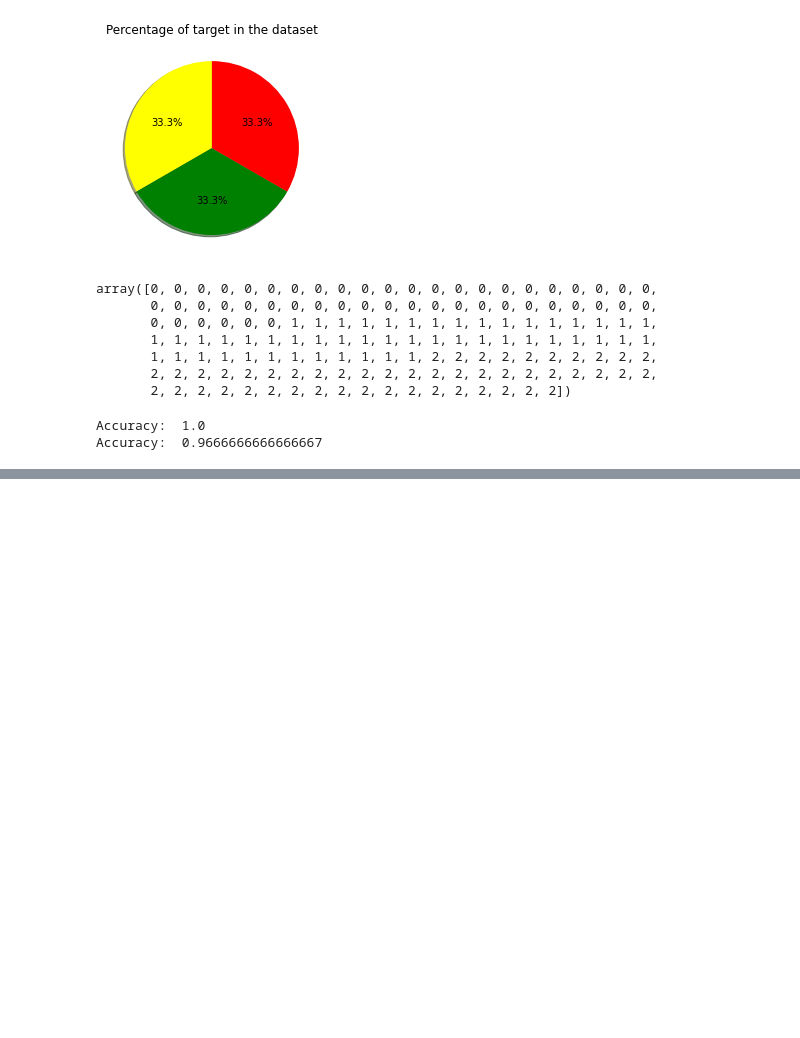
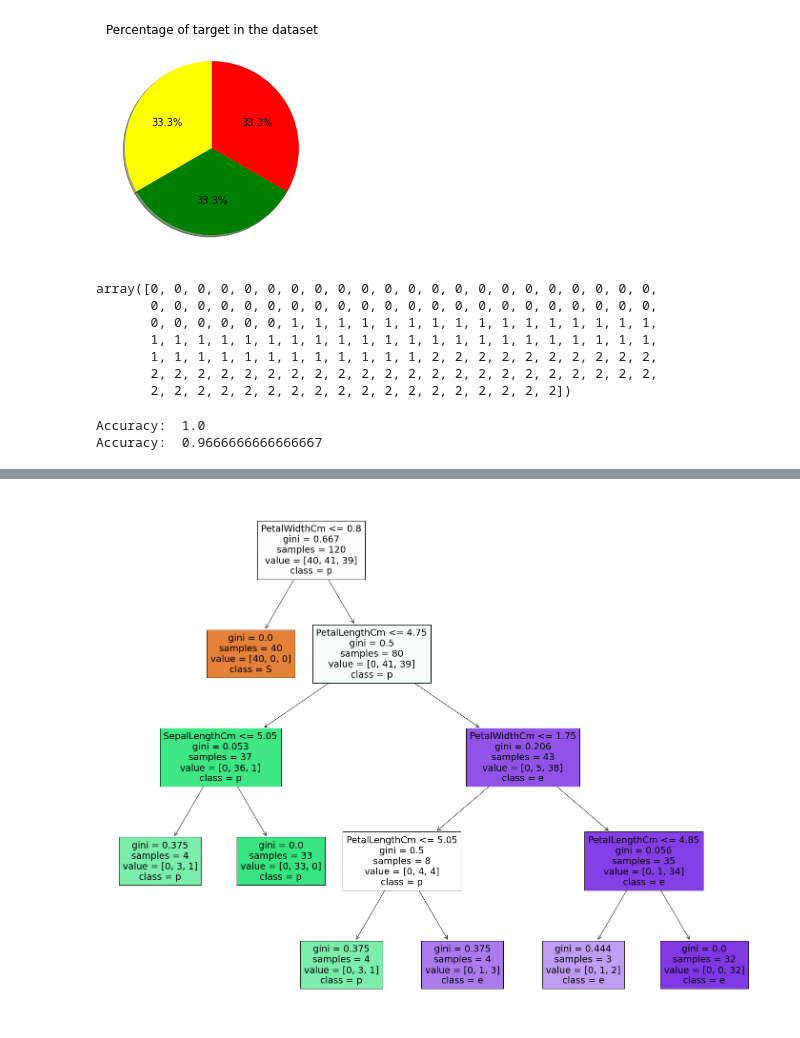
Before and after one commit to MAboElFottouh/The-Sparks-Foundation, a Jupyter notebook: task6_decision_tree.ipynb, the cells around one changed output, grey strips where cells are left out. Cells and saved outputs as stored; diff of their text form; code cells hidden in the pictures; blank space fills up the shorter version.

```diff
--- a/task6_decision_tree.ipynb
+++ b/task6_decision_tree.ipynb
@@ -111,0 +135,10 @@ Accuracy:  0.9666666666666667
+# %%
+x=data.columns
+# %%
+fig = plt.figure(figsize=(25,20))
+_ = tree.plot_tree(DT,
+                   feature_names=x[:-1],
+                   class_names=x[-1],
+                   filled=True)
+# %% [output]
+[figure, added]
```
Also changed, not shown: parts of 3 cells of this notebook.
